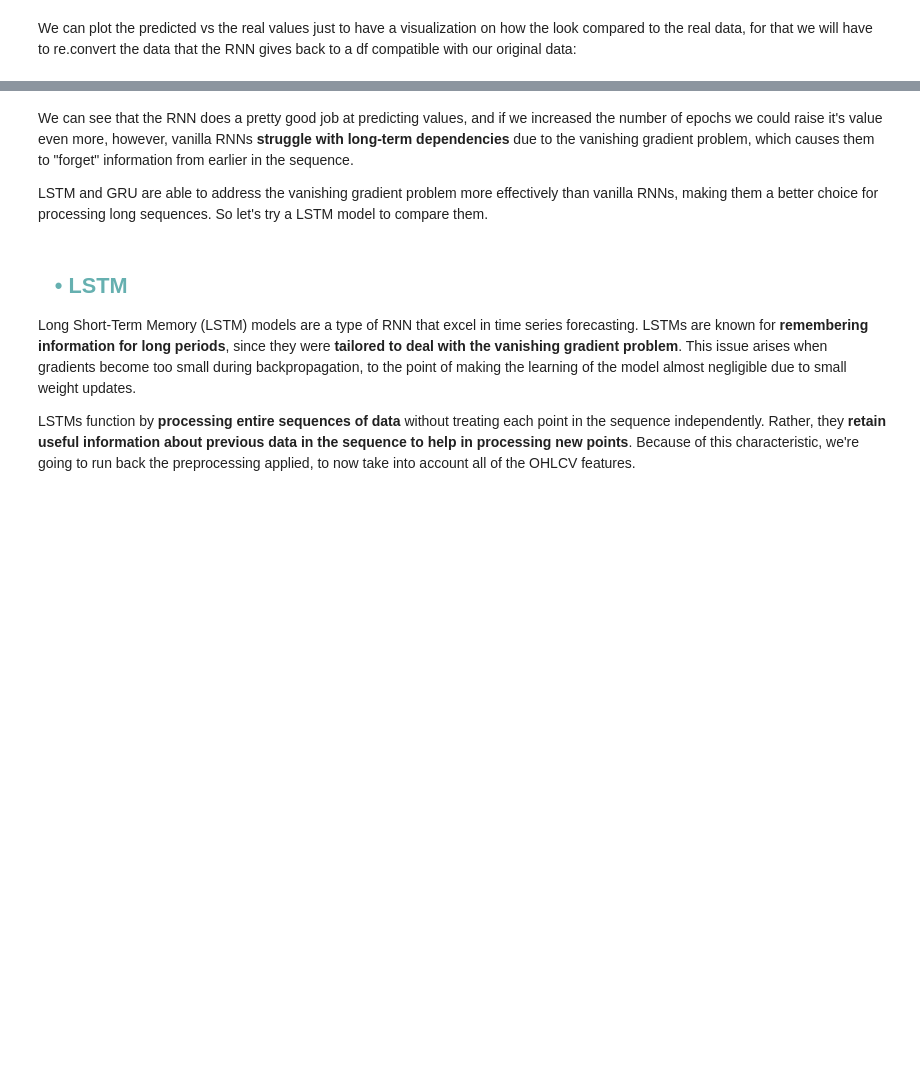
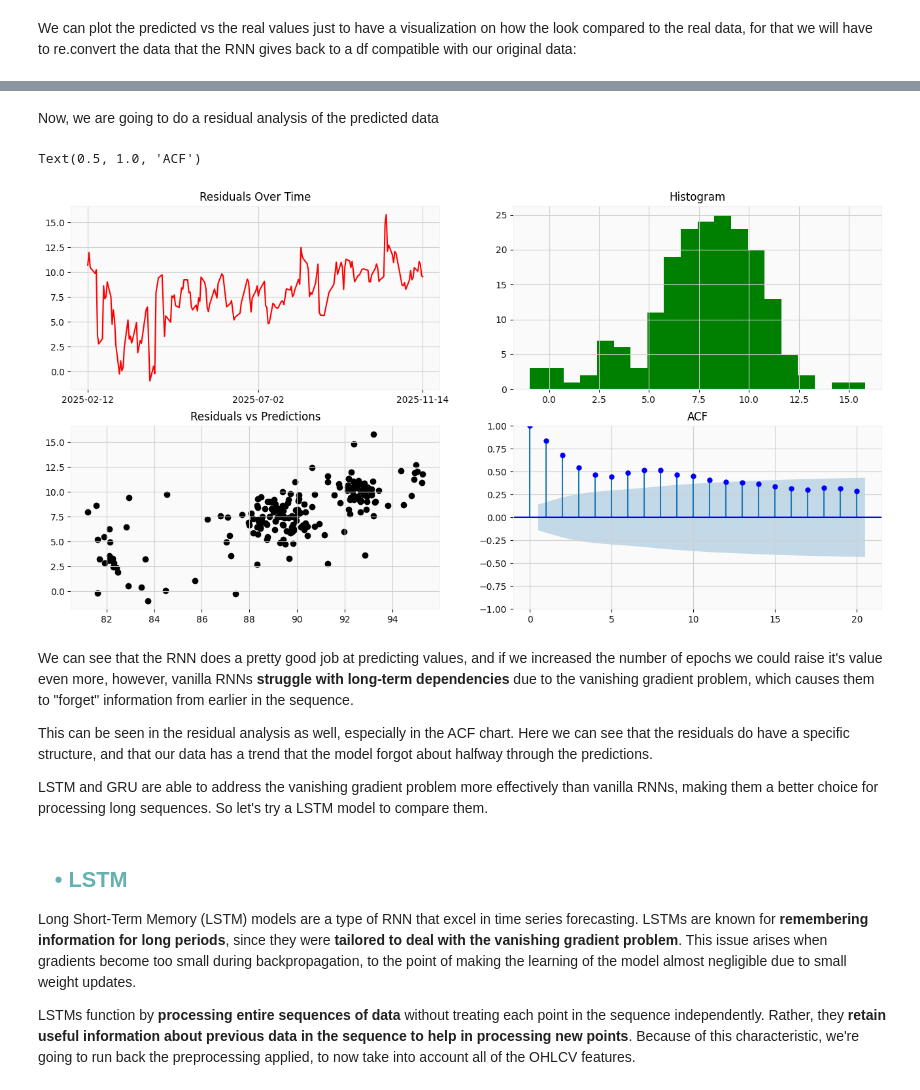
Before and after one commit to ch0fas/ML_Projects, a Jupyter notebook: L3_StockExchange/stock_exchange_forecasting.ipynb, the cells around one changed output, grey strips where cells are left out. Drawn from its saved outputs; the diff is of its cells as text; code cells hidden in the pictures; blank space fills up the shorter version.

Commit message:
residual analysis (should be) done

```diff
--- a/L3_StockExchange/stock_exchange_forecasting.ipynb
+++ b/L3_StockExchange/stock_exchange_forecasting.ipynb
@@ -572,6 +573,32 @@ plt.show()
+# %% [markdown]
+Now, we are going to do a residual analysis of the predicted data
+# %%
+# Calculating residuals
+rnn_results['RNN_Residuals'] = rnn_results['Close'] - rnn_results['RNN_Predicted']
+
+fig, axes = plt.subplots(2,2, figsize=(16,8))
+
+axes[0,0].plot(rnn_results.index, rnn_results['RNN_Residuals'], color='red')
+axes[0,0].set_title('Residuals Over Time')
+graph_1_ticks = [rnn_results.index[0], rnn_results.index[len(rnn_results)//2], rnn_results.index[-1]]
+axes[0,0].set_xticks(graph_1_ticks)
+
+axes[0,1].hist(rnn_results['RNN_Residuals'], bins=20, color='green')
+axes[0,1].set_title('Histogram')
+
+axes[1,0].scatter(rnn_results['RNN_Predicted'], rnn_results['RNN_Residuals'], color='black')
+axes[1,0].set_title('Residuals vs Predictions')
+
+plot_acf(rnn_results['RNN_Residuals'], lags=20, ax=axes[1,1], color='blue')
+axes[1,1].set_title('ACF')
+# %% [output]
+Text(0.5, 1.0, 'ACF')
+[figure, added]
 # %% [markdown]
 We can see that the RNN does a pretty good job at predicting values, and if we increased the number of epochs we could raise it's value even more, however, vanilla RNNs **struggle with long-term dependencies** due to the vanishing gradient problem, which causes them to "forget" information from earlier in the sequence.
 
+This can be seen in the residual analysis as well, especially in the ACF chart. Here we can see that the residuals do have a specific structure, and that our data has a trend that the model forgot about halfway through the predictions.
+
 LSTM and GRU are able to address the vanishing gradient problem more effectively than vanilla RNNs, making them a better choice for processing long sequences. So let's try a LSTM model to compare them.
 # %% [markdown]
 ## <font color= #66b0b0> &ensp; • **LSTM** </font>
```
Also changed, not shown: parts of 14 cells of this notebook, 2 other files.
